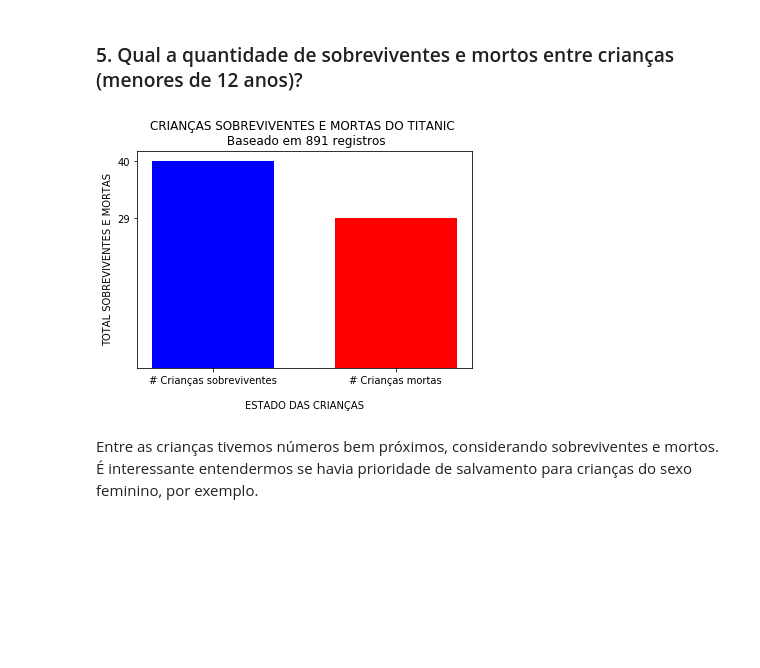
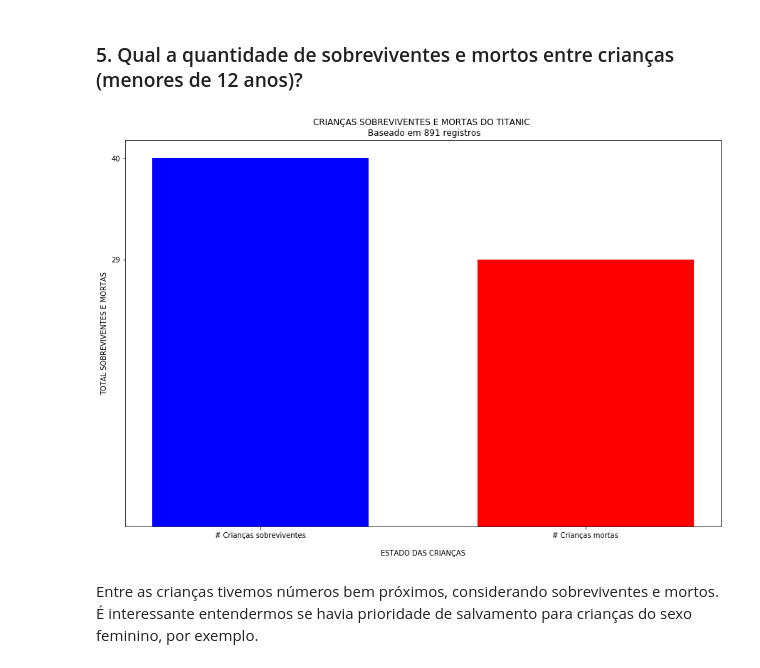
Before and after one commit to Anderson-hrz/ds1-udacity-projeto-02, a Jupyter notebook: projeto-02-analise-titanic.ipynb, the cells around one changed output. Saved outputs shown, nothing was run; the diff lists cells and outputs as text; code cells hidden in the pictures; blank space fills up the shorter version.

```diff
--- a/projeto-02-analise-titanic.ipynb
+++ b/projeto-02-analise-titanic.ipynb
@@ -24,10 +24,12 @@ Entre os dados obtidos dos passageiros, buscamos responder às seguintes questõ
 ## 2. Limpeza dos dados
 Iremos importar o dataset, fazer uma exploração nos dados e começar a entender quais limpezas e preparações precisam ser feitas.
 # %%
-# Importando o pandas, matplotlib e lendo o arquivo .csv
+# Importando o pandas, matplotlib (com configurações de gráfico) e lendo o arquivo .csv
 import numpy as np
 import pandas as pd
 import matplotlib.pyplot as plt
+%matplotlib inline
+plt.rc('figure', figsize = (15,10))
 
 ds_titanic = pd.read_csv('titanic-data-6.csv')
 
@@ -267,28 +274,28 @@ Não tivemos muita diferença na média de idade entre mortos e sobreviventes. F
 # %%
 # Descobrindo o total de crianças que sobreviveram ou não
 total_children_survived = ds_titanic.query('Age <= 12.0 and Survived == 1')['PassengerId'].count()
 total_children_died = ds_titanic.query('Age <= 12.0 and Survived == 0')['PassengerId'].count()
 
 # Atribuindo os valores descobertos para uma lista, que será usada no gráfico
 total_children_values = [total_children_survived, total_children_died]
 passenger_labels = ['# Crianças sobreviventes', '# Crianças mortas']
-passenger_labels_pos = [0,3]
+passenger_labels_pos = [0,1.5]
 x_label = '\nESTADO DAS CRIANÇAS'
 y_label = 'TOTAL SOBREVIVENTES E MORTAS'
 chart_title = 'CRIANÇAS SOBREVIVENTES E MORTAS DO TITANIC \n Baseado em 891 registros'
-bar_width = 2
+bar_width = 1
 bar_color = ('b','r')
 
 draw_bar_chart(total_children_values,
                passenger_labels,
                passenger_labels_pos,
                x_label,
                y_label,
                chart_title,
                bar_width,
                bar_color)
 # %% [output]
-[figure, old version]
+[figure, new version]
 # %% [markdown]
 Entre as crianças tivemos números bem próximos, considerando sobreviventes e mortos. É interessante entendermos se havia prioridade de salvamento para crianças do sexo feminino, por exemplo.
 # %% [markdown]
```
Also changed, not shown: parts of 13 cells of this notebook.
